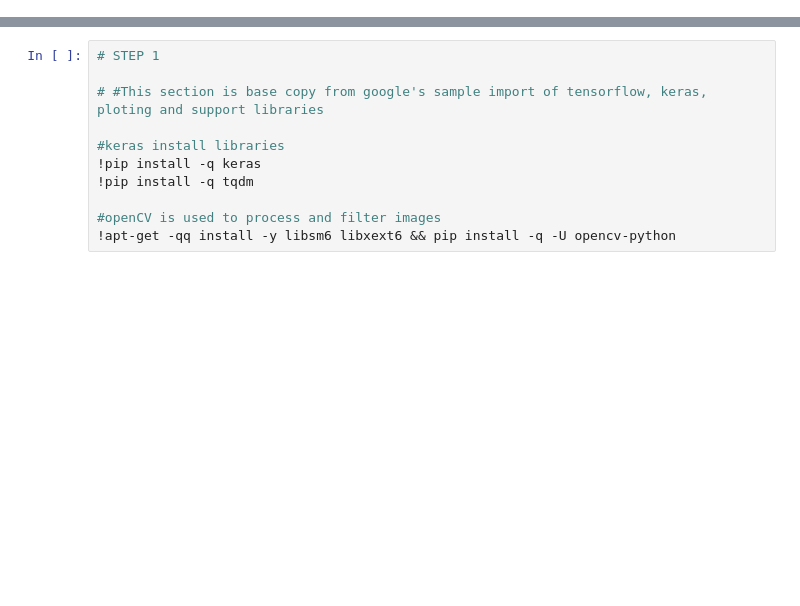
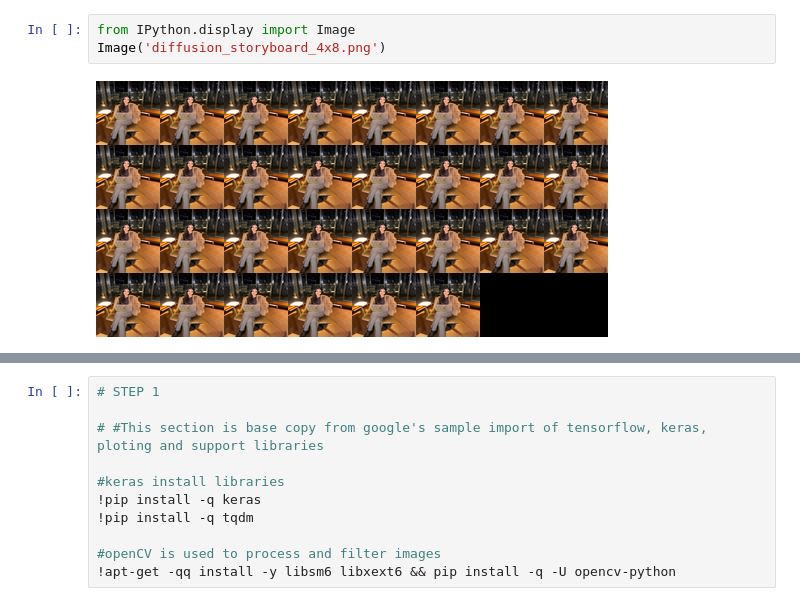
Before and after one commit to shivnath201326/my-affiliate-website, a Jupyter notebook: Untitled0.ipynb, the cells around one changed output, grey strips where cells are left out. Drawn from its saved outputs; the diff is of its cells as text; blank space fills up the shorter version.

```diff
--- a/Untitled0.ipynb
+++ b/Untitled0.ipynb
@@ -2,0 +44,5 @@
+# %%
+from IPython.display import Image
+Image('diffusion_storyboard_4x8.png')
+# %% [output]
+[figure, added]
```
Also changed, not shown: parts of 3 cells of this notebook.
